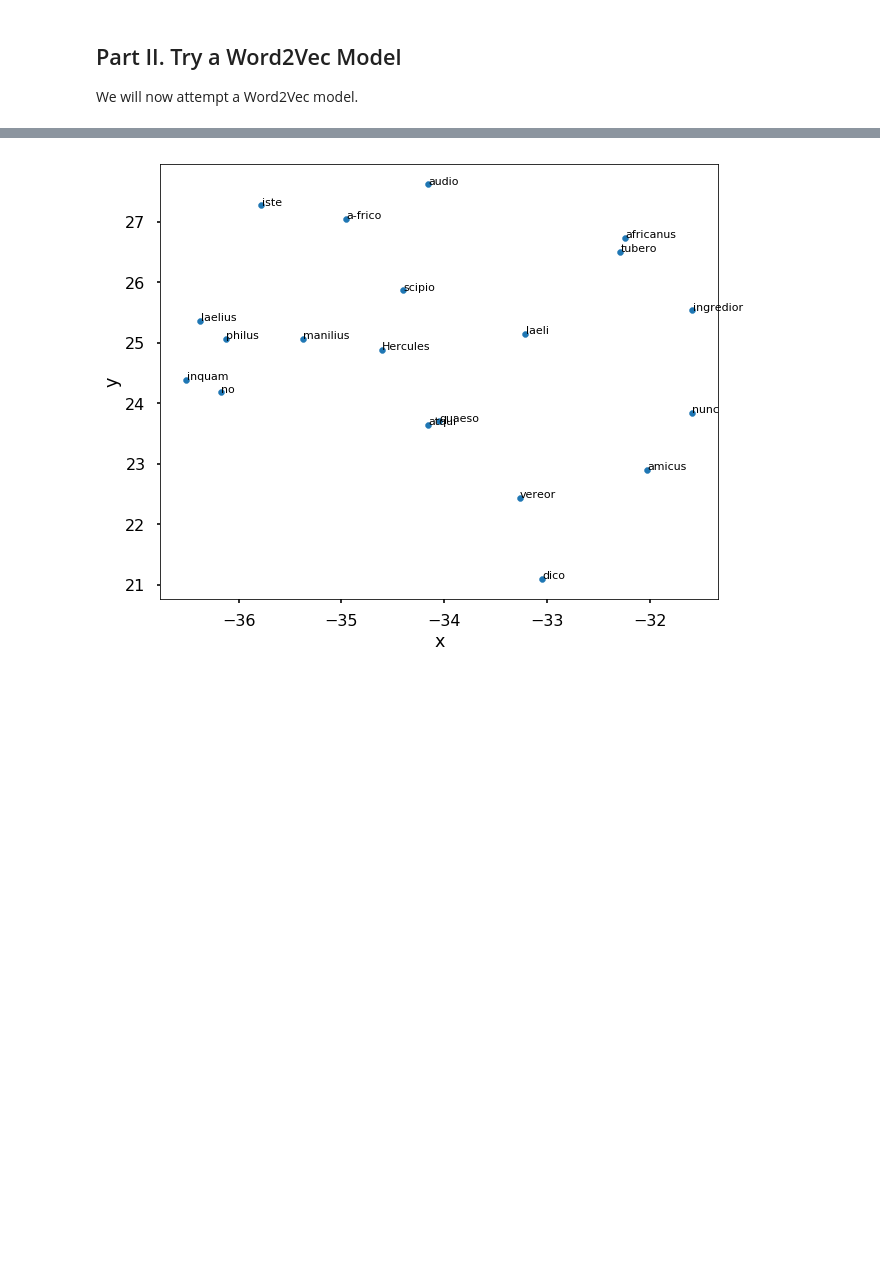
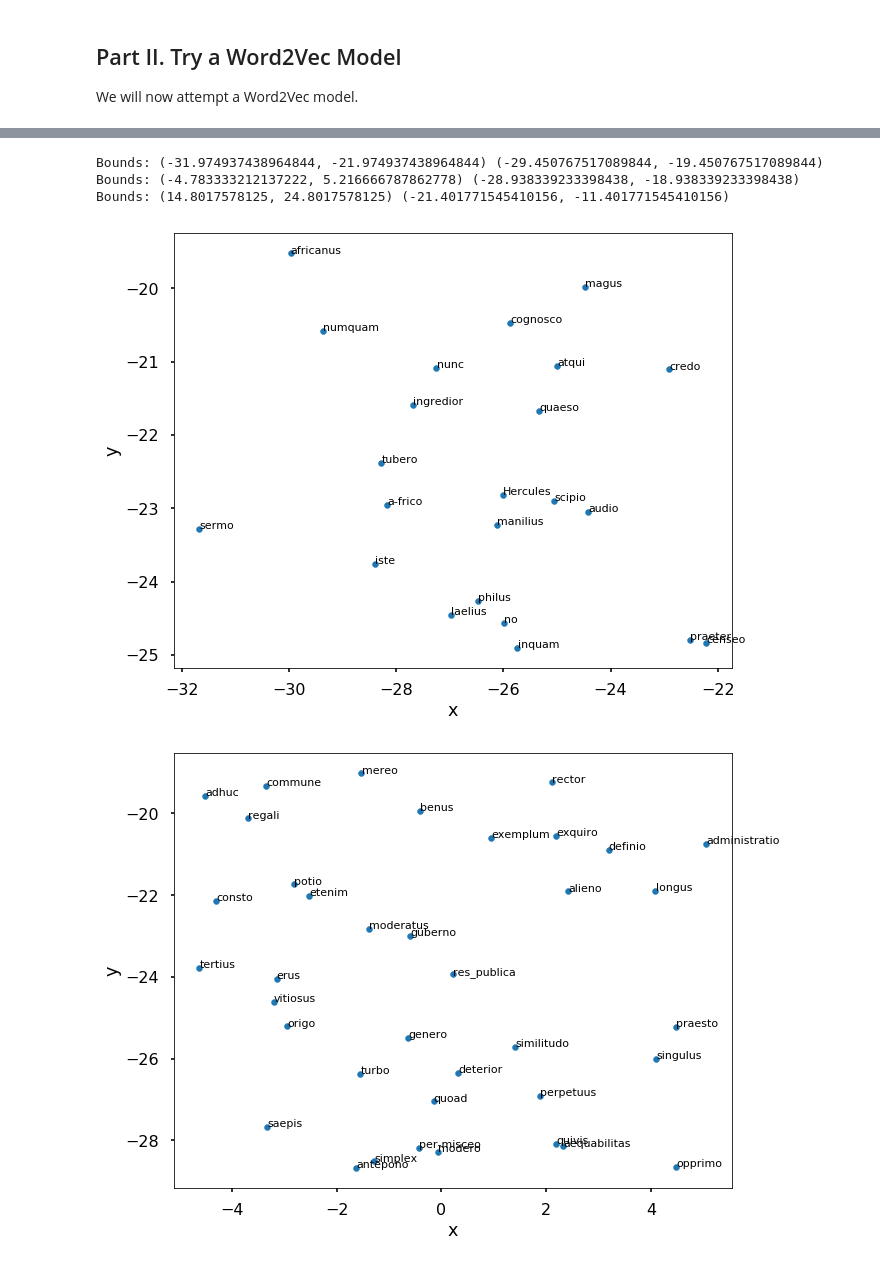
Before and after one commit to marccanby/DeRePublicaAnalysis, a Jupyter notebook: analysis.ipynb, the cells around one changed output, grey strips where cells are left out. Saved outputs shown, nothing was run; the diff lists cells and outputs as text; code cells hidden in the pictures; blank space fills up the shorter version.

```diff
--- a/analysis.ipynb
+++ b/analysis.ipynb
@@ -190,5 +203,5 @@ points.head(40)
 # %%
 for i in range(points.shape[0]):
-    if "pub" in points['word'][i]:
+    if "res_publica" in points['word'][i]:
         print (points.iloc[i])
 # %% [output]
@@ -228,7 +229,28 @@ def plot_region(x_bounds, y_bounds):
     ax = slice.plot.scatter("x", "y", s=35, figsize=(10, 8))
     for i, point in slice.iterrows():
         ax.text(point.x + 0.005, point.y + 0.005, point.word, fontsize=11)
+
+def plot_area_of_word(word):
+    x = None
+    y= None
+    for i in range(points.shape[0]):
+        if word == points['word'][i]:
+            x = points.iloc[i]['x']
+            y = points.iloc[i]['y']
+            break
+    if x is None:
+        print (word + " not found.")
+        return
+    print ("Bounds:",(x-5,x+5),(y-5,y+5))
+    plot_region(x_bounds = (x-5,x+5),y_bounds=(y-5,y+5))
-# %%
-plot_region(x_bounds=(-40,-30), y_bounds=(20,30))
-# %% [output]
-[figure, removed]
+# %%
+#plot_region(x_bounds=(-15,-5), y_bounds=(-45,-30))
+plot_area_of_word("laelius")
+plot_area_of_word("res_publica")
+plot_area_of_word("lex")
+# %% [output]
+Bounds: (-31.974937438964844, -21.974937438964844) (-29.450767517089844, -19.450767517089844)
+Bounds: (-4.783333212137222, 5.216666787862778) (-28.938339233398438, -18.938339233398438)
+Bounds: (14.8017578125, 24.8017578125) (-21.401771545410156, -11.401771545410156)
+[figure, added]
+[figure, added]
```
Also changed, not shown: parts of 8 cells of this notebook, 2 other files.
